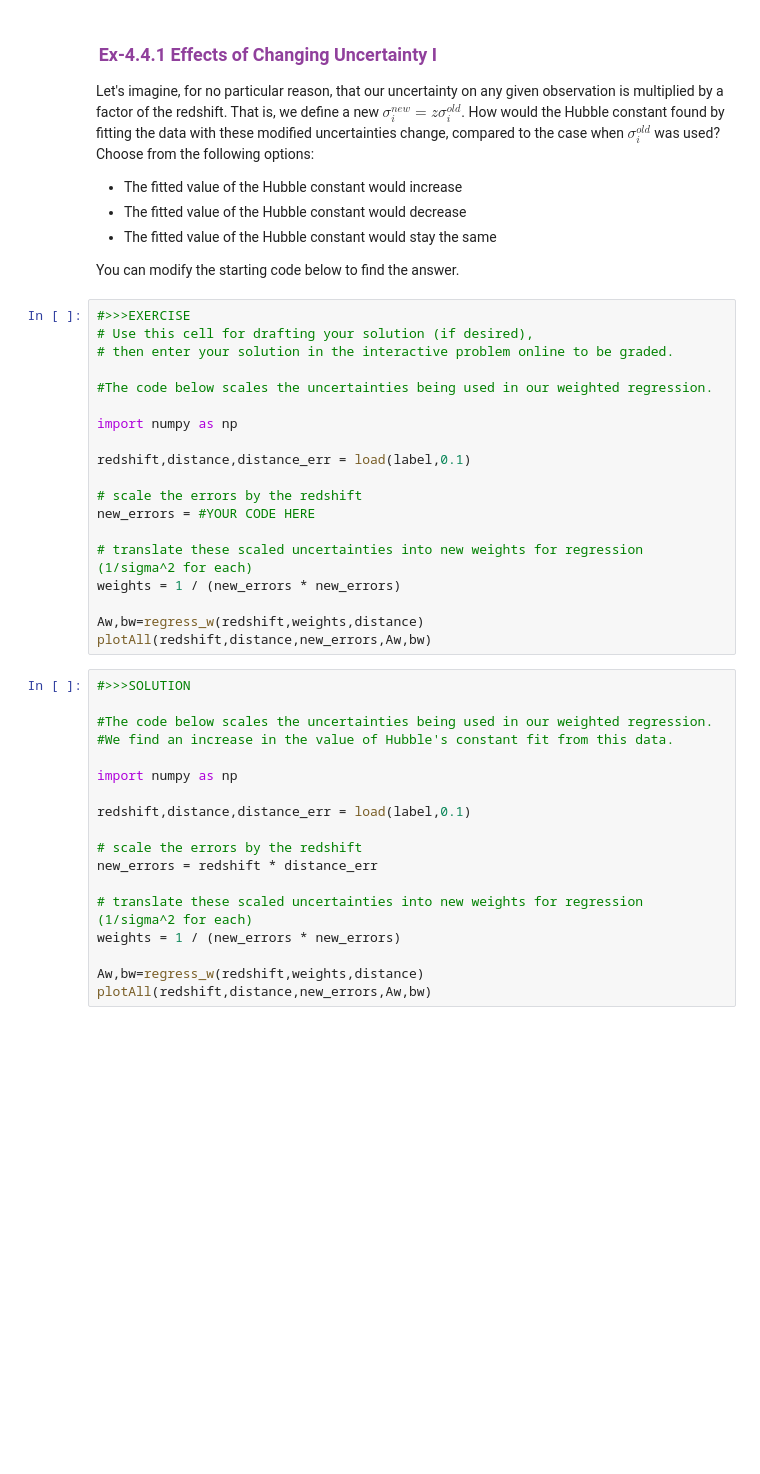
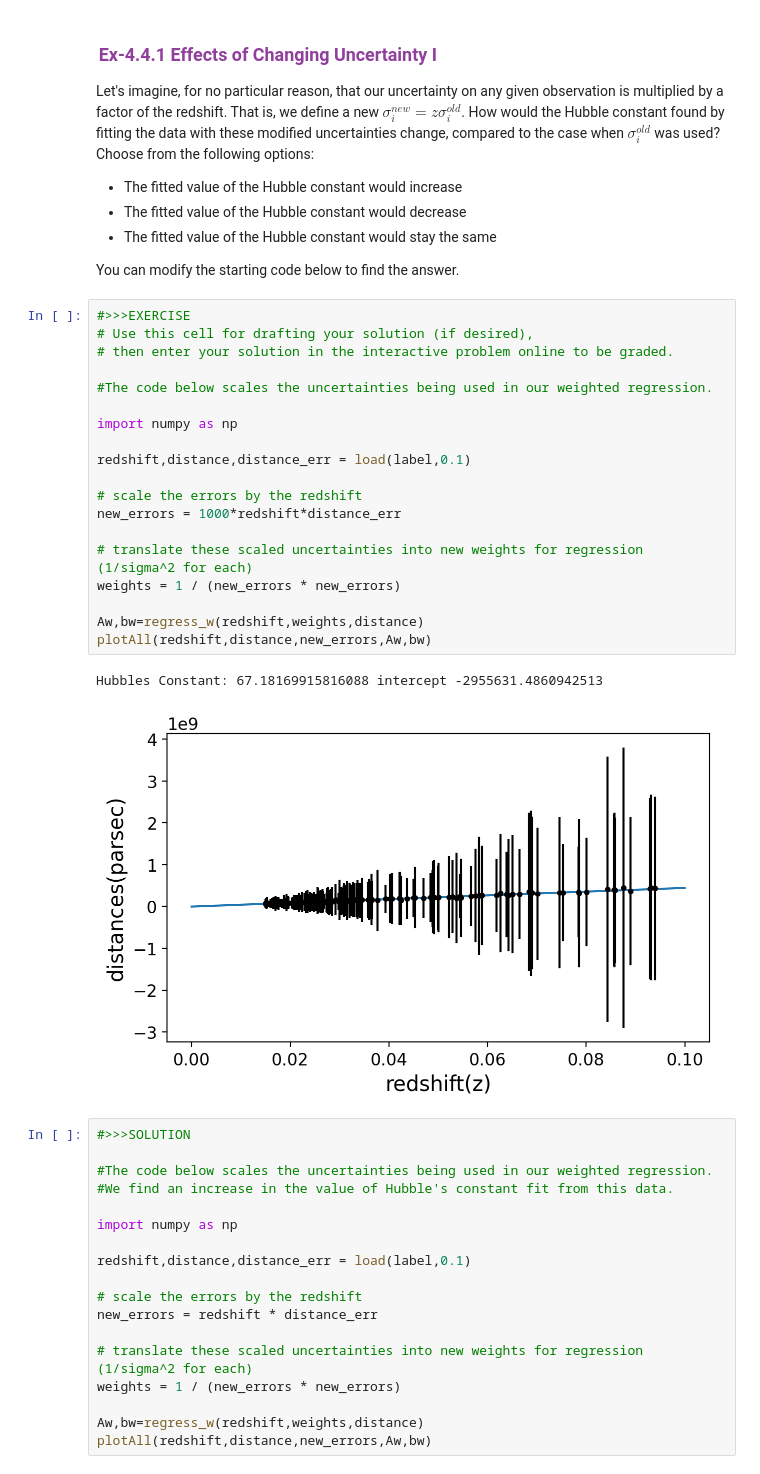
Before and after one commit to mit-physics-data/lectures, a Jupyter notebook: lecture4/8316_L04_MAIN.ipynb, the cells around one changed output. Drawn from its saved outputs; the diff is of its cells as text; blank space fills up the shorter version.

```diff
--- a/lecture4/8316_L04_MAIN.ipynb
+++ b/lecture4/8316_L04_MAIN.ipynb
@@ -688,22 +688,25 @@ You can modify the starting code below to find the answer.
 # %%
 #>>>EXERCISE
 # Use this cell for drafting your solution (if desired),
 # then enter your solution in the interactive problem online to be graded.
 
 #The code below scales the uncertainties being used in our weighted regression.
 
 import numpy as np
 
 redshift,distance,distance_err = load(label,0.1)
 
 # scale the errors by the redshift
-new_errors = #YOUR CODE HERE
+new_errors = 1000*redshift*distance_err
 
 # translate these scaled uncertainties into new weights for regression (1/sigma^2 for each)
 weights = 1 / (new_errors * new_errors)
 
 Aw,bw=regress_w(redshift,weights,distance)
 plotAll(redshift,distance,new_errors,Aw,bw)
+# %% [output]
+Hubbles Constant: 67.18169915816088 intercept -2955631.4860942513
+[figure, added]
 # %%
 #>>>SOLUTION
 
```
Also changed, not shown: parts of 6 cells of this notebook, 1 other file.
